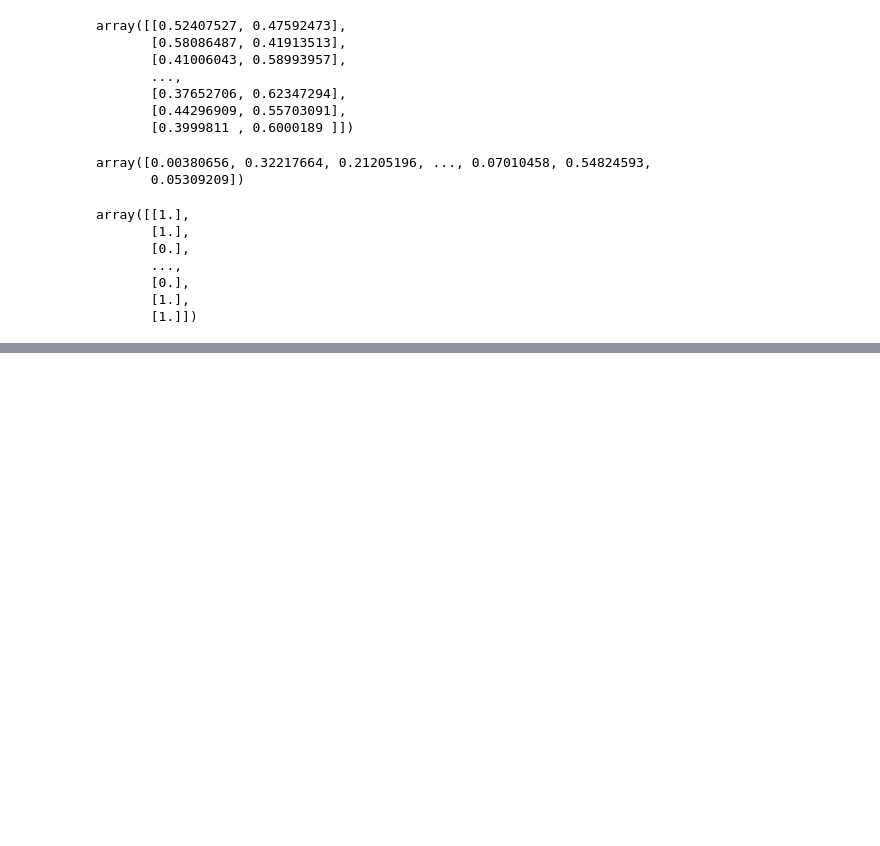
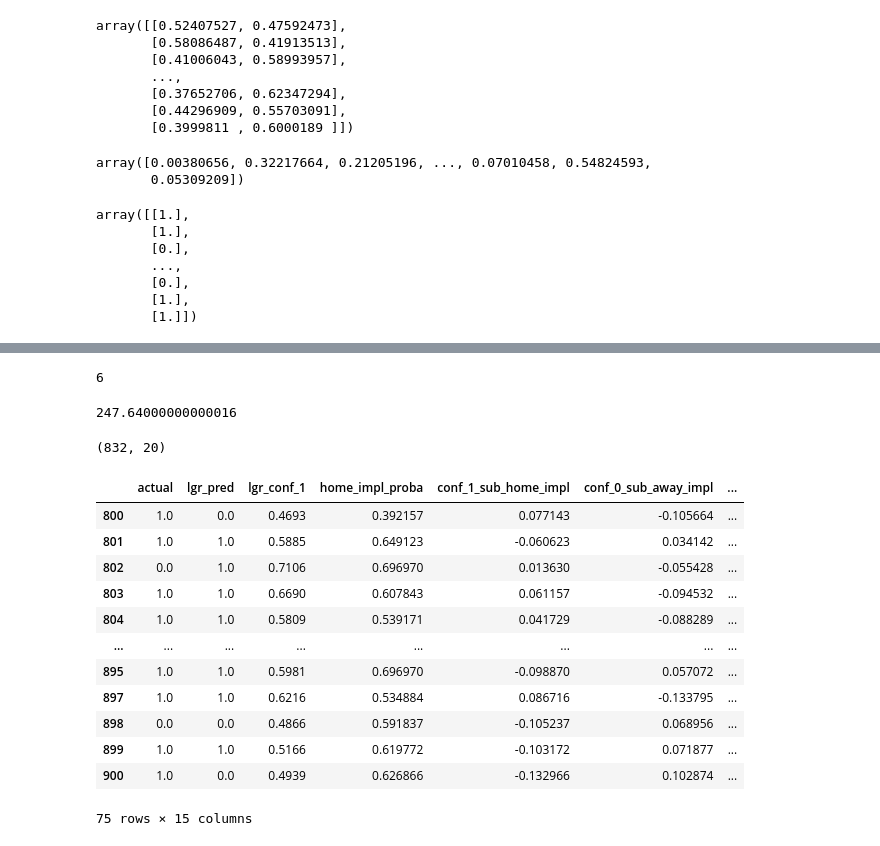
Before and after one commit to joeyamosjohns/final_project_nhl_prediction, a Jupyter notebook: Note_books/Explore_Models/betting_strategies_v3.ipynb, the cells around one changed output, grey strips where cells are left out. Saved outputs shown, nothing was run; the diff lists cells and outputs as text; code cells hidden in the pictures; blank space fills up the shorter version.

```diff
--- a/Note_books/Explore_Models/betting_strategies_v3.ipynb
+++ b/Note_books/Explore_Models/betting_strategies_v3.ipynb
@@ -553,0 +681,4 @@ dic['svc_proba'] = list(svc.predict_proba(x_16)[:,1])
+# %%
+np.abs(-6)
+# %% [output]
+6
@@ -553,0 +731,29 @@ dic['svc_proba'] = list(svc.predict_proba(x_16)[:,1])
+# %%
+df['profit'].sum()
+# %% [output]
+247.64000000000016
+# %%
+cols = ['actual', 'lgr_pred', 'lgr_conf_1', 'home_impl_proba',
+       'conf_1_sub_home_impl', 'conf_0_sub_away_impl',
+       'away_impl_proba',  'bet_HA',
+       'bet', 'pay_out', 'profit', 'total_profit','cumul_profit', 'total_bet', 'total_ROI' ]
+# %%
+df_100.shape
+# %% [output]
+(832, 20)
+# %%
+df_100.loc[800:900,cols]
+# %% [output]
+|  | actual | lgr_pred | lgr_conf_1 | home_impl_proba | conf_1_sub_home_impl | conf_0_sub_away_impl | ... |
+| 800 | 1.0 | 0.0 | 0.4693 | 0.392157 | 0.077143 | -0.105664 | ... |
+| 801 | 1.0 | 1.0 | 0.5885 | 0.649123 | -0.060623 | 0.034142 | ... |
+| 802 | 0.0 | 1.0 | 0.7106 | 0.696970 | 0.013630 | -0.055428 | ... |
+| 803 | 1.0 | 1.0 | 0.6690 | 0.607843 | 0.061157 | -0.094532 | ... |
+| 804 | 1.0 | 1.0 | 0.5809 | 0.539171 | 0.041729 | -0.088289 | ... |
+| ... | ... | ... | ... | ... | ... | ... | ... |
+| 895 | 1.0 | 1.0 | 0.5981 | 0.696970 | -0.098870 | 0.057072 | ... |
+| 897 | 1.0 | 1.0 | 0.6216 | 0.534884 | 0.086716 | -0.133795 | ... |
+| 898 | 0.0 | 0.0 | 0.4866 | 0.591837 | -0.105237 | 0.068956 | ... |
+| 899 | 1.0 | 1.0 | 0.5166 | 0.619772 | -0.103172 | 0.071877 | ... |
+| 900 | 1.0 | 0.0 | 0.4939 | 0.626866 | -0.132966 | 0.102874 | ... |
+75 rows × 15 columns
```
Also changed, not shown: parts of 37 cells of this notebook, 3 other files.
